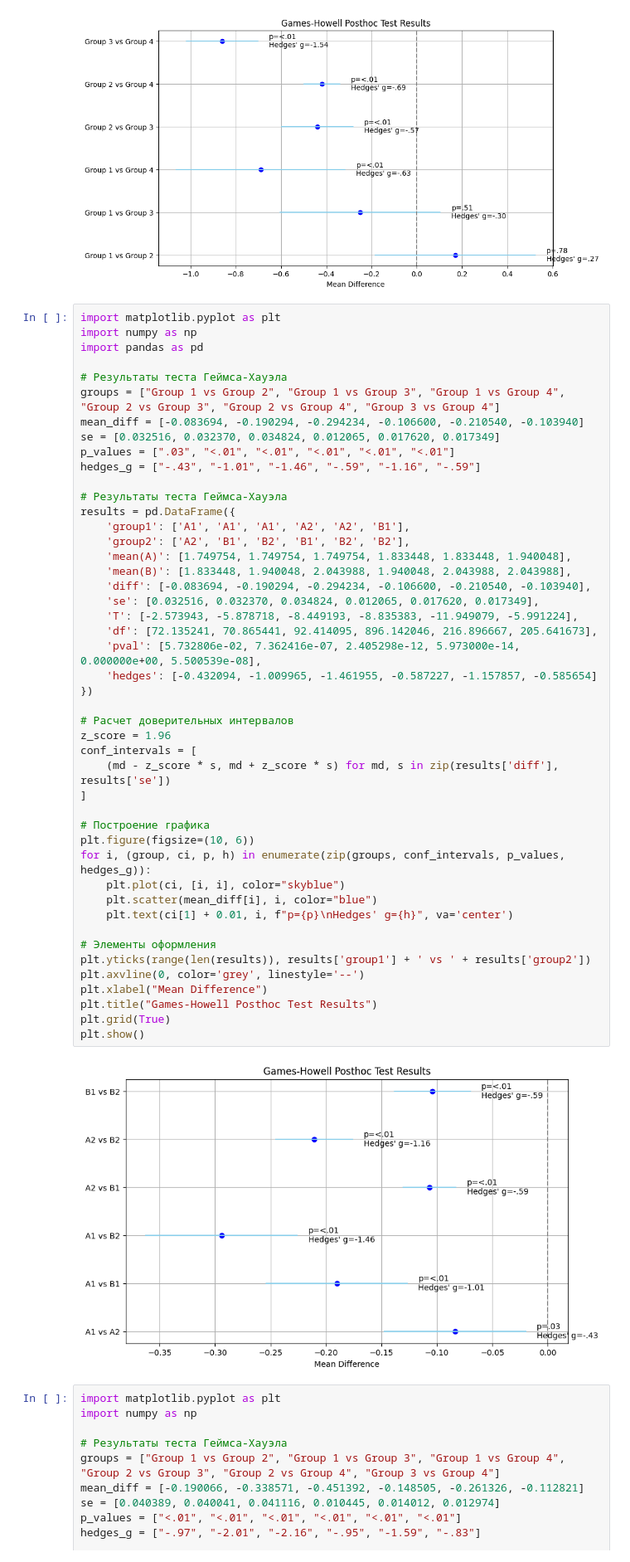
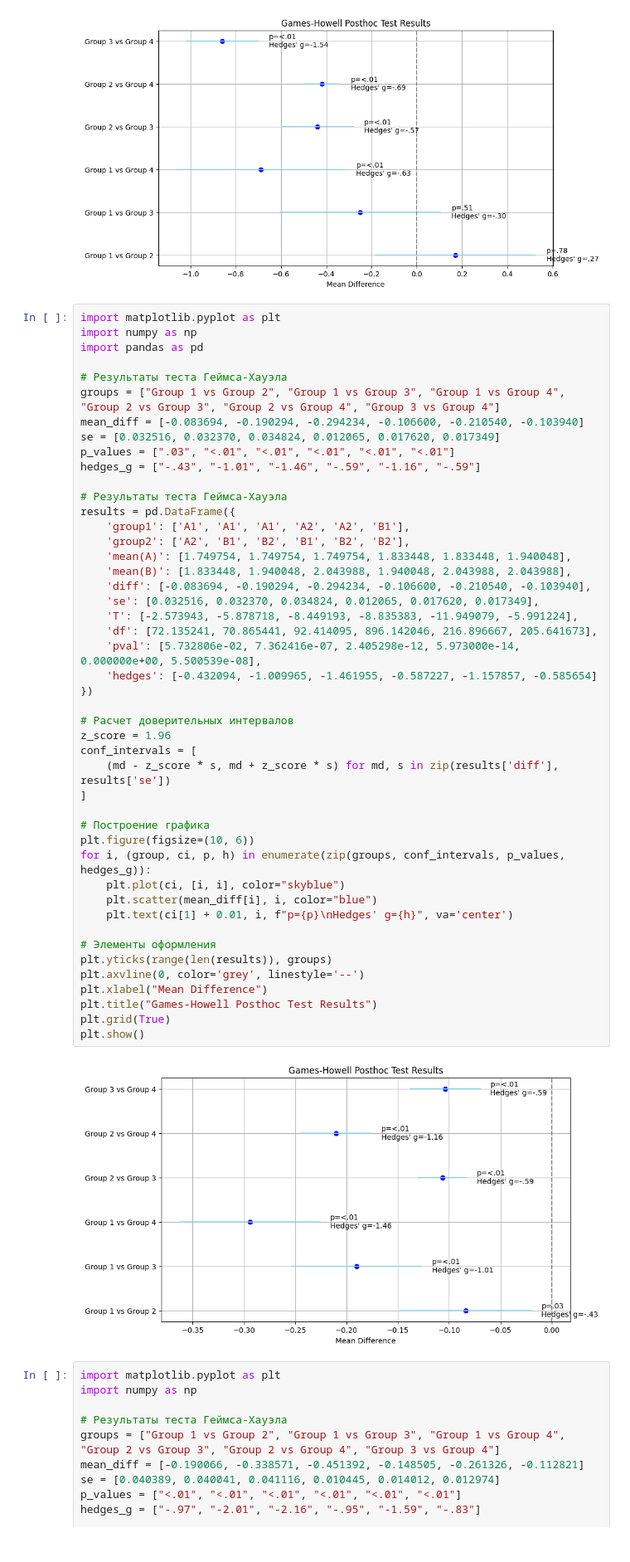
Before and after one commit to Vakhranev/MDB, a Jupyter notebook: Графики.ipynb, the cells around one changed output. Shown at 83% size. Drawn from its saved outputs; the diff is of its cells as text.

```diff
--- a/Графики.ipynb
+++ b/Графики.ipynb
@@ -51,35 +51,35 @@ results = pd.DataFrame({
     'mean(A)': [1.749754, 1.749754, 1.749754, 1.833448, 1.833448, 1.940048],
     'mean(B)': [1.833448, 1.940048, 2.043988, 1.940048, 2.043988, 2.043988],
     'diff': [-0.083694, -0.190294, -0.294234, -0.106600, -0.210540, -0.103940],
     'se': [0.032516, 0.032370, 0.034824, 0.012065, 0.017620, 0.017349],
     'T': [-2.573943, -5.878718, -8.449193, -8.835383, -11.949079, -5.991224],
     'df': [72.135241, 70.865441, 92.414095, 896.142046, 216.896667, 205.641673],
     'pval': [5.732806e-02, 7.362416e-07, 2.405298e-12, 5.973000e-14, 0.000000e+00, 5.500539e-08],
     'hedges': [-0.432094, -1.009965, -1.461955, -0.587227, -1.157857, -0.585654]
 })
 
 # Расчет доверительных интервалов
 z_score = 1.96
 conf_intervals = [
     (md - z_score * s, md + z_score * s) for md, s in zip(results['diff'], results['se'])
 ]
 
 # Построение графика
 plt.figure(figsize=(10, 6))
 for i, (group, ci, p, h) in enumerate(zip(groups, conf_intervals, p_values, hedges_g)):
     plt.plot(ci, [i, i], color="skyblue")
     plt.scatter(mean_diff[i], i, color="blue")
     plt.text(ci[1] + 0.01, i, f"p={p}\nHedges' g={h}", va='center')
 
 # Элементы оформления
-plt.yticks(range(len(results)), results['group1'] + ' vs ' + results['group2'])
+plt.yticks(range(len(results)), groups)
 plt.axvline(0, color='grey', linestyle='--')
 plt.xlabel("Mean Difference")
 plt.title("Games-Howell Posthoc Test Results")
 plt.grid(True)
 plt.show()
 # %% [output]
-[figure, old version]
+[figure, new version]
 # %%
 import matplotlib.pyplot as plt
 import numpy as np
```
